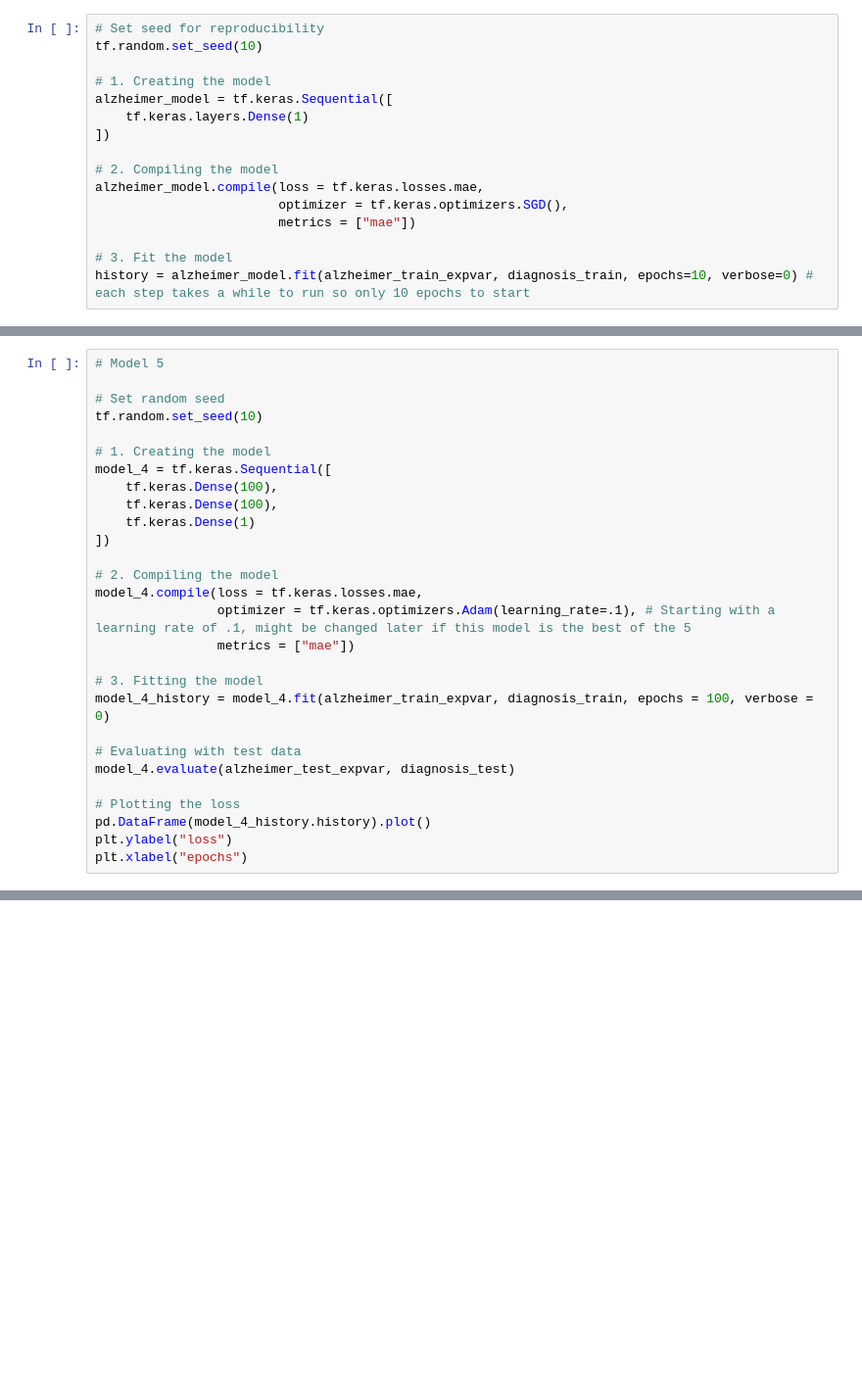
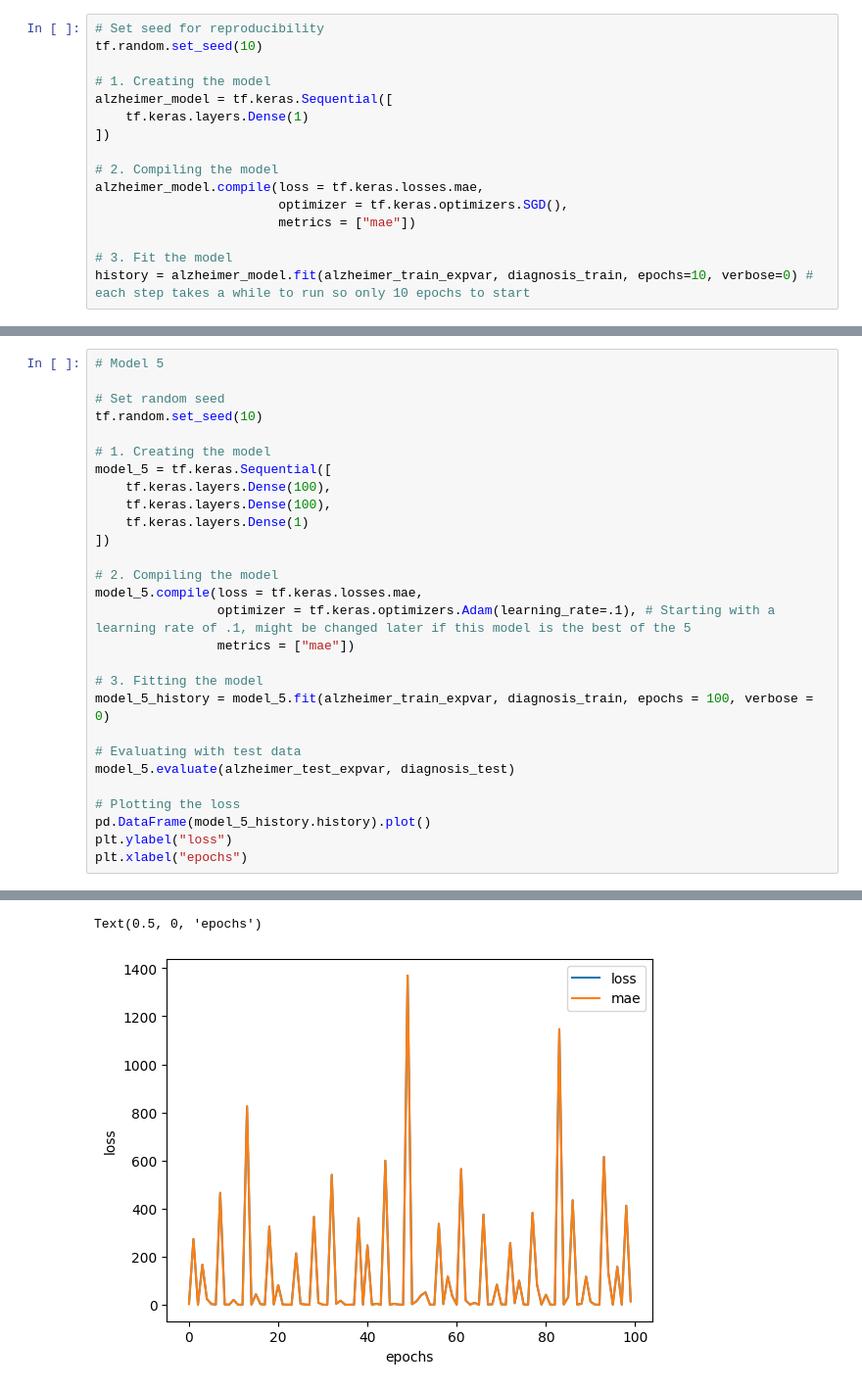
Before and after one commit to austinkirwin/public-projects, a Jupyter notebook: Python_projects/Alzheimers_Predictive_Model.ipynb, the cells around one changed output, grey strips where cells are left out. Shown at 98% size. Drawn from its saved outputs; the diff is of its cells as text; blank space fills up the shorter version.

```diff
--- a/Python_projects/Alzheimers_Predictive_Model.ipynb
+++ b/Python_projects/Alzheimers_Predictive_Model.ipynb
@@ -239,24 +262,25 @@ plt.xlabel("epochs")
 tf.random.set_seed(10)
 
 # 1. Creating the model
-model_4 = tf.keras.Sequential([
-    tf.keras.Dense(100),
-    tf.keras.Dense(100),
-    tf.keras.Dense(1)
+model_5 = tf.keras.Sequential([
+    tf.keras.layers.Dense(100),
+    tf.keras.layers.Dense(100),
+    tf.keras.layers.Dense(1)
 ])
 
 # 2. Compiling the model
-model_4.compile(loss = tf.keras.losses.mae,
+model_5.compile(loss = tf.keras.losses.mae,
                 optimizer = tf.keras.optimizers.Adam(learning_rate=.1), # Starting with a learning rate of .1, might be changed later if this model is the best of the 5
                 metrics = ["mae"])
 
 # 3. Fitting the model
-model_4_history = model_4.fit(alzheimer_train_expvar, diagnosis_train, epochs = 100, verbose = 0)
+model_5_history = model_5.fit(alzheimer_train_expvar, diagnosis_train, epochs = 100, verbose = 0)
 
 # Evaluating with test data
-model_4.evaluate(alzheimer_test_expvar, diagnosis_test)
+model_5.evaluate(alzheimer_test_expvar, diagnosis_test)
 
 # Plotting the loss
-pd.DataFrame(model_4_history.history).plot()
+pd.DataFrame(model_5_history.history).plot()
 plt.ylabel("loss")
 plt.xlabel("epochs")
+# %% [output]
@@ -262,0 +288,2 @@ plt.xlabel("epochs")
+Text(0.5, 0, 'epochs')
+[figure, added]
```
Also changed, not shown: parts of 13 cells of this notebook.
